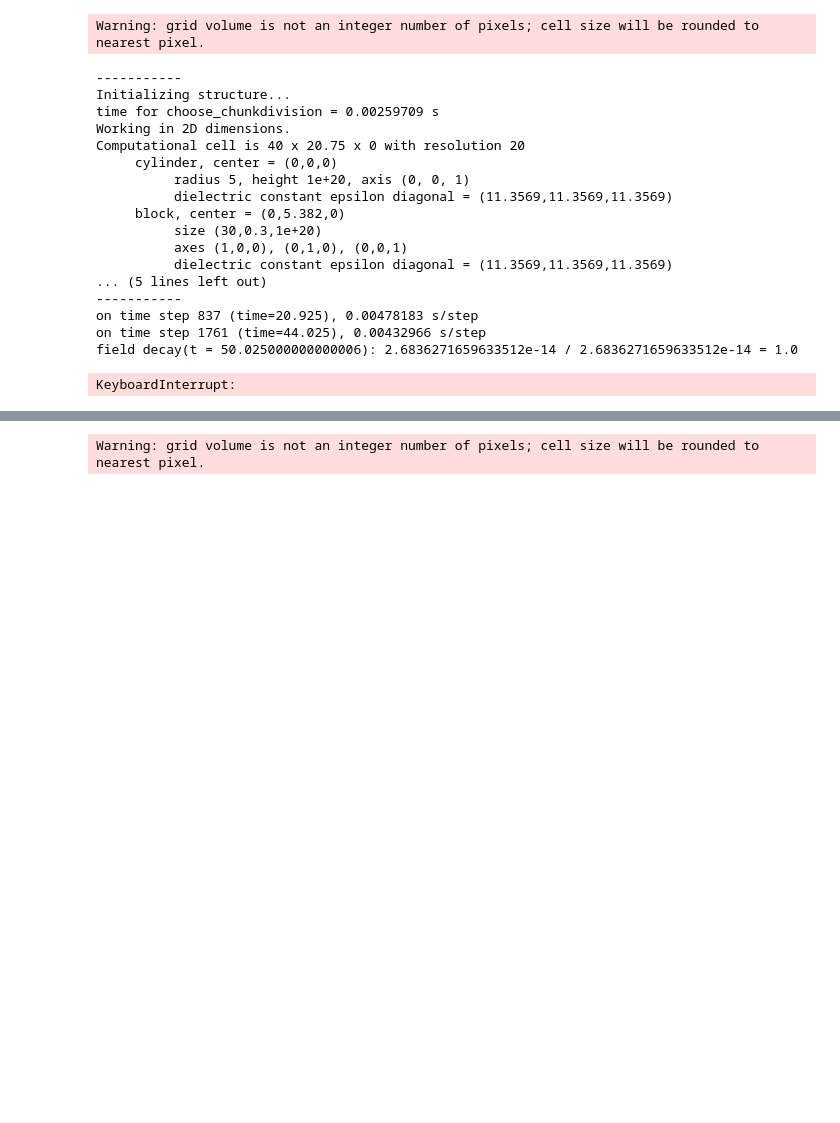
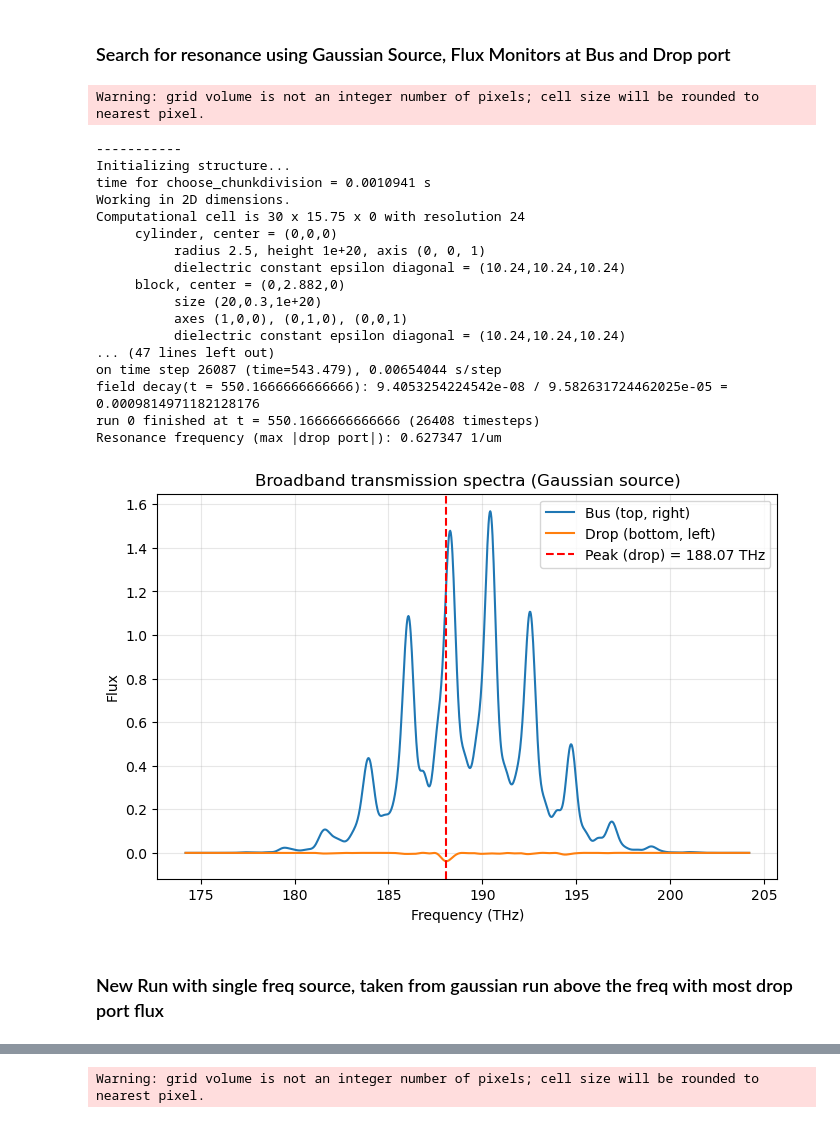
Before and after one commit to Luxchen77/Tunable-Disk-Resonator-Meep-, a Jupyter notebook: meep_clean_sim_waveguide_disk.ipynb, the cells around one changed output, grey strips where cells are left out. Drawn from its saved outputs; the diff is of its cells as text; code cells hidden in the pictures; blank space fills up the shorter version.

```diff
--- a/meep_clean_sim_waveguide_disk.ipynb
+++ b/meep_clean_sim_waveguide_disk.ipynb
@@ -43,3 +83,5 @@ geometry = [
+# %% [markdown]
+### Search for resonance using Gaussian Source, Flux Monitors at Bus and Drop port
 # %%
 
 # -----------------------------
@@ -48,15 +90,19 @@ geometry = [
 source_x = -wg_length/2
 source_y = disk_radius + gap + wg_width/2
 
+f_thz = 189.2  # target resonance frequency in THz
+f_cen = f_thz * um_scale * 1e12 / c0  # convert to Meep freq (1/um)
+# bandwidth for Gaussian source
+df_thz = 30  # in THz
+df = df_thz * um_scale * 1e12 / c0  # convert to Meep freq (1/um)
+
+
 #fmin = 0.3
 #fmax = 0.35
 #df = fmax - fmin
 
-f_cen = 0.645
-df = 0.02
-
-nfreq = 500
-resolution = 20  # pixels/um
+nfreq = 1000
+resolution = 24  # pixels/um
 
 sources = [mp.Source(mp.GaussianSource(frequency=f_cen, fwidth=df),
                      component=mp.Ez,
@@ -87,7 +133,7 @@ sim = mp.Simulation(cell_size=cell,
 trans_flux_bus = sim.add_flux(f_cen, df, nfreq, flux_region_bus)
 trans_flux_drop = sim.add_flux(f_cen, df, nfreq, flux_region_drop)
 
-sim.run(until_after_sources=mp.stop_when_fields_decayed(50, mp.Ez, mp.Vector3(), 5e-3))
+sim.run(until_after_sources=mp.stop_when_fields_decayed(50, mp.Ez, mp.Vector3(), 1e-3))
 
 
 frequencies = np.array(mp.get_flux_freqs(trans_flux_bus))
@@ -95,46 +141,46 @@ flux_bus = np.array(mp.get_fluxes(trans_flux_bus))
 flux_drop = np.array(mp.get_fluxes(trans_flux_drop))
 
 # -----------------------------
 # Find resonance from max |flux_drop|
 # -----------------------------
 res_freq = frequencies[np.argmax(np.abs(flux_drop))]
 print(f"Resonance frequency (max |drop port|): {res_freq:.6f} 1/um")
 
 ## Conversion: Meep freq (1/um) → THz
-c0 = 299792458  # m/s
-um_scale = 1e-6  # 1 µm in m
 freq_thz = frequencies * c0 / um_scale / 1e12
 res_freq_thz = res_freq * c0 / um_scale / 1e12
 
 # Plot
 plt.figure(figsize=(8,5))
 plt.plot(freq_thz, flux_bus, label='Bus (top, right)')
 plt.plot(freq_thz, flux_drop, label='Drop (bottom, left)')
 plt.axvline(res_freq_thz, color='r', ls='--', label=f'Peak (drop) = {res_freq_thz:.2f} THz')
 plt.xlabel('Frequency (THz)')
 plt.ylabel('Flux')
 plt.title('Broadband transmission spectra (Gaussian source)')
 plt.legend()
 plt.grid(alpha=0.3)
 plt.show()
 # %% [output]
 Warning: grid volume is not an integer number of pixels; cell size will be rounded to nearest pixel.
 -----------
 Initializing structure...
-time for choose_chunkdivision = 0.00259709 s
+time for choose_chunkdivision = 0.0010941 s
 Working in 2D dimensions.
-Computational cell is 40 x 20.75 x 0 with resolution 20
+Computational cell is 30 x 15.75 x 0 with resolution 24
      cylinder, center = (0,0,0)
-          radius 5, height 1e+20, axis (0, 0, 1)
-          dielectric constant epsilon diagonal = (11.3569,11.3569,11.3569)
-     block, center = (0,5.382,0)
-          size (30,0.3,1e+20)
+          radius 2.5, height 1e+20, axis (0, 0, 1)
+          dielectric constant epsilon diagonal = (10.24,10.24,10.24)
+     block, center = (0,2.882,0)
+          size (20,0.3,1e+20)
           axes (1,0,0), (0,1,0), (0,0,1)
-          dielectric constant epsilon diagonal = (11.3569,11.3569,11.3569)
-... (5 lines left out)
------------
-on time step 837 (time=20.925), 0.00478183 s/step
-on time step 1761 (time=44.025), 0.00432966 s/step
-field decay(t = 50.025000000000006): 2.6836271659633512e-14 / 2.6836271659633512e-14 = 1.0
+          dielectric constant epsilon diagonal = (10.24,10.24,10.24)
+... (47 lines left out)
+on time step 26087 (time=543.479), 0.00654044 s/step
+field decay(t = 550.1666666666666): 9.4053254224542e-08 / 9.582631724462025e-05 = 0.0009814971182128176
+run 0 finished at t = 550.1666666666666 (26408 timesteps)
+Resonance frequency (max |drop port|): 0.627347 1/um
-KeyboardInterrupt:
+[figure, added]
+# %% [markdown]
+### New Run with single freq source, taken from gaussian run above the freq with most drop port flux
 # %%
```
Also changed, not shown: parts of 8 cells of this notebook, 1 other file.
